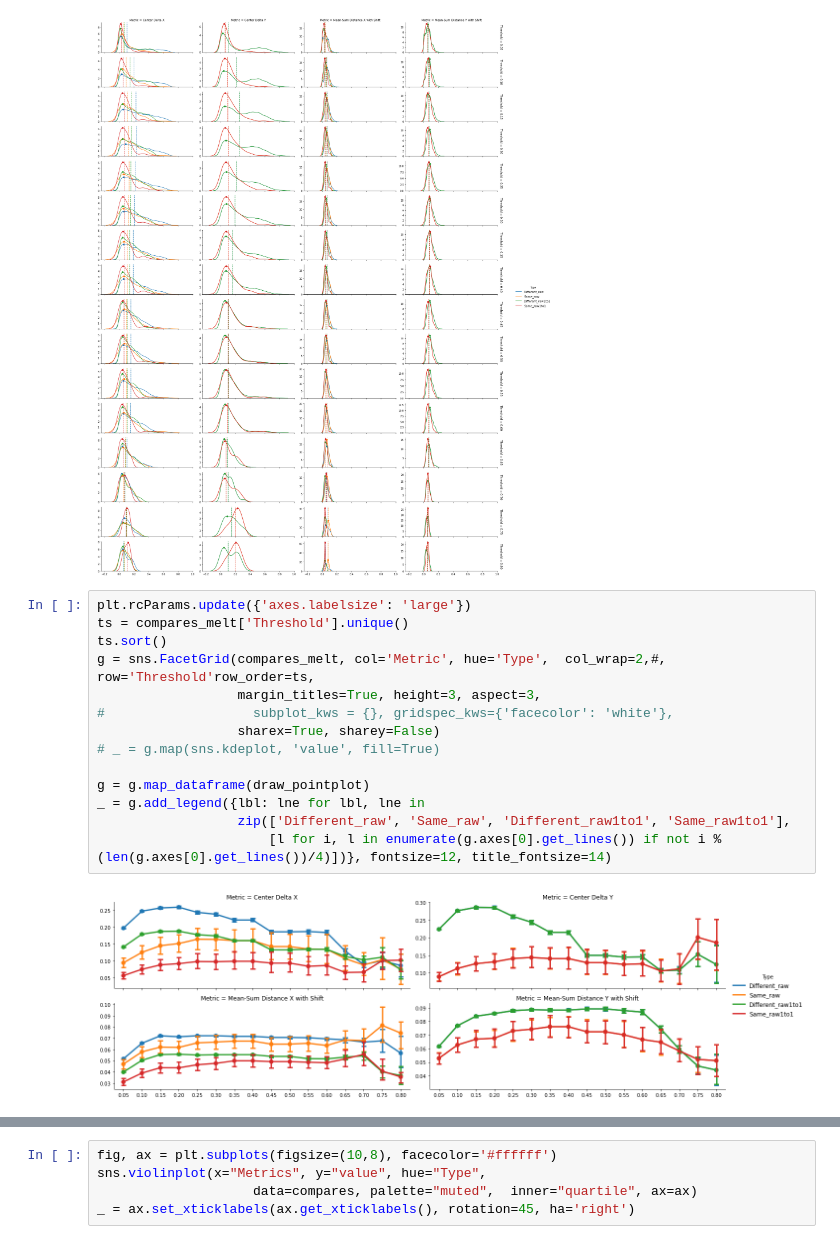
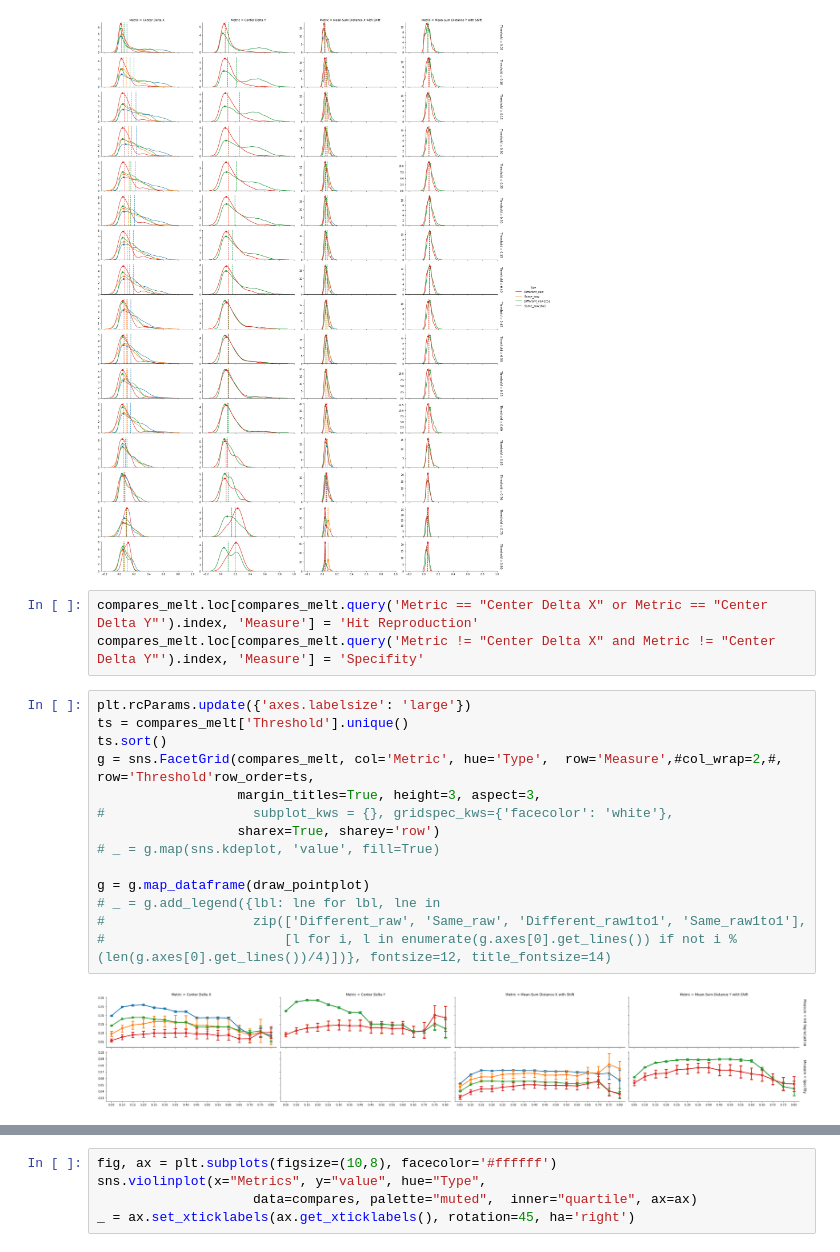
Before and after one commit to leorrose/CellProfiling-research, a Jupyter notebook: code/notebooks/Repeated-Results.ipynb, the cells around one changed output, grey strips where cells are left out. Saved outputs shown, nothing was run; the diff lists cells and outputs as text.

Commit message:
Add compare reproduction over thresholds

```diff
--- a/code/notebooks/Repeated-Results.ipynb
+++ b/code/notebooks/Repeated-Results.ipynb
@@ -487,22 +497,25 @@ _ = g.add_legend({lbl: lne for lbl, lne in
                       [l for i, l in enumerate(g.axes[0,0].get_lines()) if not i % 3])}, fontsize=12, title_fontsize=14)
 # %% [output]
 [figure]
+# %%
+compares_melt.loc[compares_melt.query('Metric == "Center Delta X" or Metric == "Center Delta Y"').index, 'Measure'] = 'Hit Reproduction'
+compares_melt.loc[compares_melt.query('Metric != "Center Delta X" and Metric != "Center Delta Y"').index, 'Measure'] = 'Specifity'
 # %%
 plt.rcParams.update({'axes.labelsize': 'large'})
 ts = compares_melt['Threshold'].unique()
 ts.sort()
-g = sns.FacetGrid(compares_melt, col='Metric', hue='Type',  col_wrap=2,#, row='Threshold'row_order=ts,
+g = sns.FacetGrid(compares_melt, col='Metric', hue='Type',  row='Measure',#col_wrap=2,#, row='Threshold'row_order=ts,
                   margin_titles=True, height=3, aspect=3,
 #                   subplot_kws = {}, gridspec_kws={'facecolor': 'white'},
-                  sharex=True, sharey=False)
+                  sharex=True, sharey='row')
 # _ = g.map(sns.kdeplot, 'value', fill=True)
 
 g = g.map_dataframe(draw_pointplot)
-_ = g.add_legend({lbl: lne for lbl, lne in
-                  zip(['Different_raw', 'Same_raw', 'Different_raw1to1', 'Same_raw1to1'],
-                      [l for i, l in enumerate(g.axes[0].get_lines()) if not i % (len(g.axes[0].get_lines())/4)])}, fontsize=12, title_fontsize=14)
+# _ = g.add_legend({lbl: lne for lbl, lne in
+#                   zip(['Different_raw', 'Same_raw', 'Different_raw1to1', 'Same_raw1to1'],
+#                       [l for i, l in enumerate(g.axes[0].get_lines()) if not i % (len(g.axes[0].get_lines())/4)])}, fontsize=12, title_fontsize=14)
 # %% [output]
-[figure, old version]
+[figure, new version]
 # %%
 for name, deltas in zip([f'Difference between {n}'for n in ['Means', 'Medians']], [delta_mean, delta_median]):
     fig, ax = plt.subplots(nrows=2, sharex=True, figsize=(8, 10))
```
Also changed, not shown: parts of 5 cells of this notebook.
